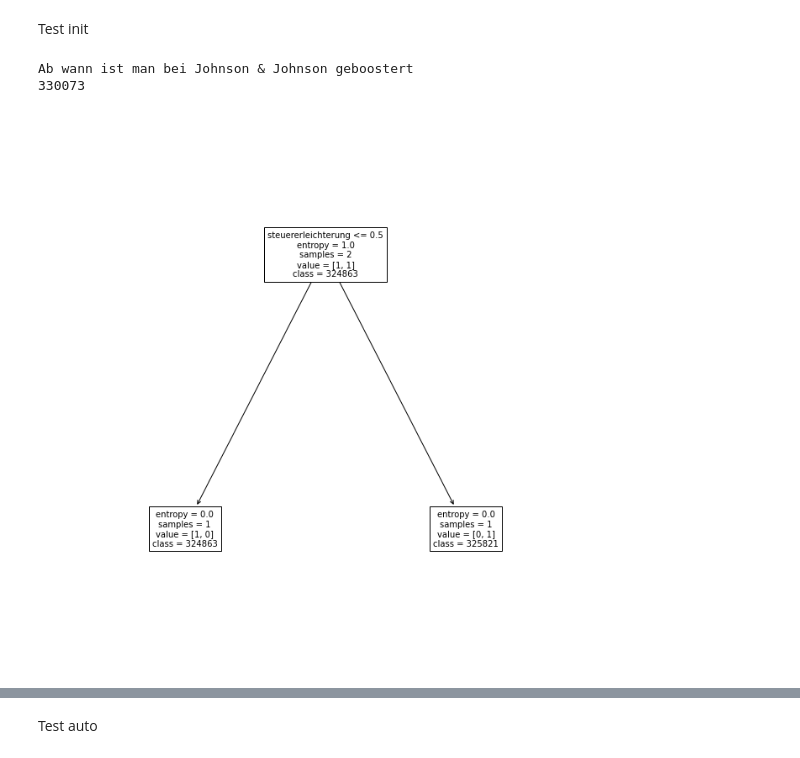
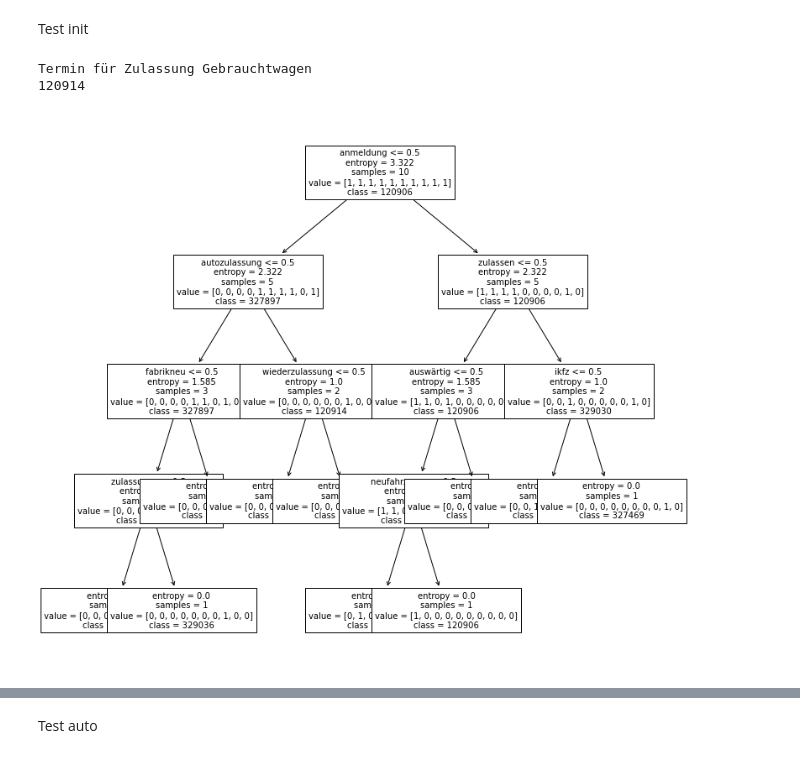
Before and after one commit to moritzwassmer/PJDS_chatbot, a Jupyter notebook: CodingDirectory/Clustering/decision_tree_chatbot.ipynb, the cells around one changed output, grey strips where cells are left out. Saved outputs shown, nothing was run; the diff lists cells and outputs as text; code cells hidden in the pictures.

```diff
--- a/CodingDirectory/Clustering/decision_tree_chatbot.ipynb
+++ b/CodingDirectory/Clustering/decision_tree_chatbot.ipynb
@@ -29,3 +29,16 @@ eval.head(10)
 | 7 | 120702 | 20220131--quantEvalAllExcel.xlsx | 36 | Genesenen Bescheinigung | 6 | True | Meldebescheinigung beantragen |
 | 8 | 330150 | 20220131--quantEvalAllExcel.xlsx | 39 | welche medikamente kann man nehme... | 6 | True | Arzneimittel - zur Sachkundeprüfu... |
 | 9 | 330174 | 20220131--quantEvalAllExcel.xlsx | 47 | ab 15.1. ist für Gäste von Restau... | 6 | True | Gaststättengewerbe - zum Unterric... |
+# %%
+# BUG
+index = 4 # 4,5,6
+
+query = str(eval["initialQuestion"][index])
+service = str(eval["documentId"][index])
+
+print(query)
+print(service)
+
+solrhandler = sh.SolrHandler(20)
+df = solrhandler.get_df_from_query(query)
+df.head(20)
@@ -111,7 +123,9 @@ class DecisionTreeChatbot:
 
 
     def initQuery(self, query, printTree = True):
-        self.tree_model = tree.DecisionTreeClassifier(criterion = "entropy", random_state = 1)
+        #self.tree_model = tree.DecisionTreeClassifier(criterion = "entropy", random_state = 1)
+
+        self.node = 0
 
         self.df = self.solr.get_df_from_query(query)
         self.df = cls.process_df_col(self.df, "ssdsLemma", self.nlp)
@@ -183,21 +197,21 @@ Test init
 # %%
 #query = "Quarantäne Krankschreibung vom Arzt"
 #service = "329421"
 
-index = 6
+index = 4
 
 query = str(eval["initialQuestion"][index])
 service = str(eval["documentId"][index])
 
 print(query)
 print(service)
 
-solrhandler = sh.SolrHandler(20)
+solrhandler = sh.SolrHandler(10)
 chatbot = DecisionTreeChatbot(solr = solrhandler)
 chatbot.initQuery(query, False)
 chatbot.plotTree()
 #chatbot.printTree()
 # %% [output]
-Ab wann ist man bei Johnson & Johnson geboostert
-330073
+Termin für Zulassung Gebrauchtwagen
+120914
-[figure, old version]
+[figure, new version]
```
Also changed, not shown: parts of 14 cells of this notebook.
